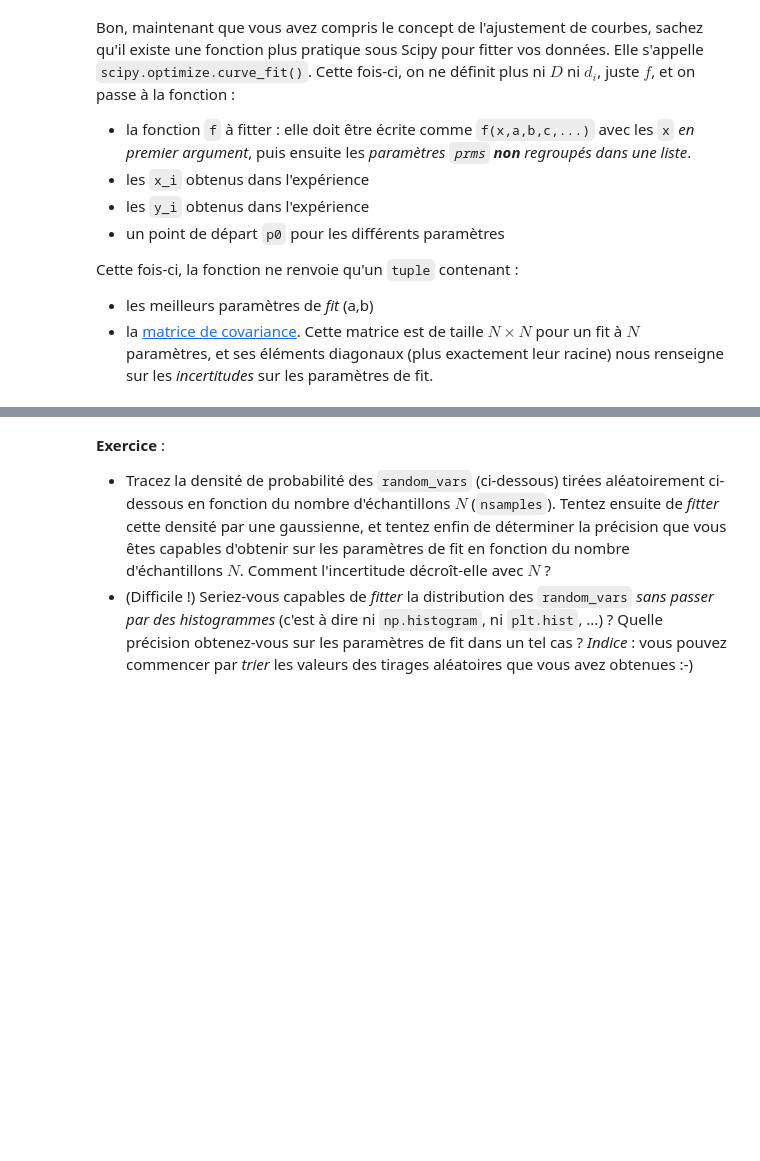
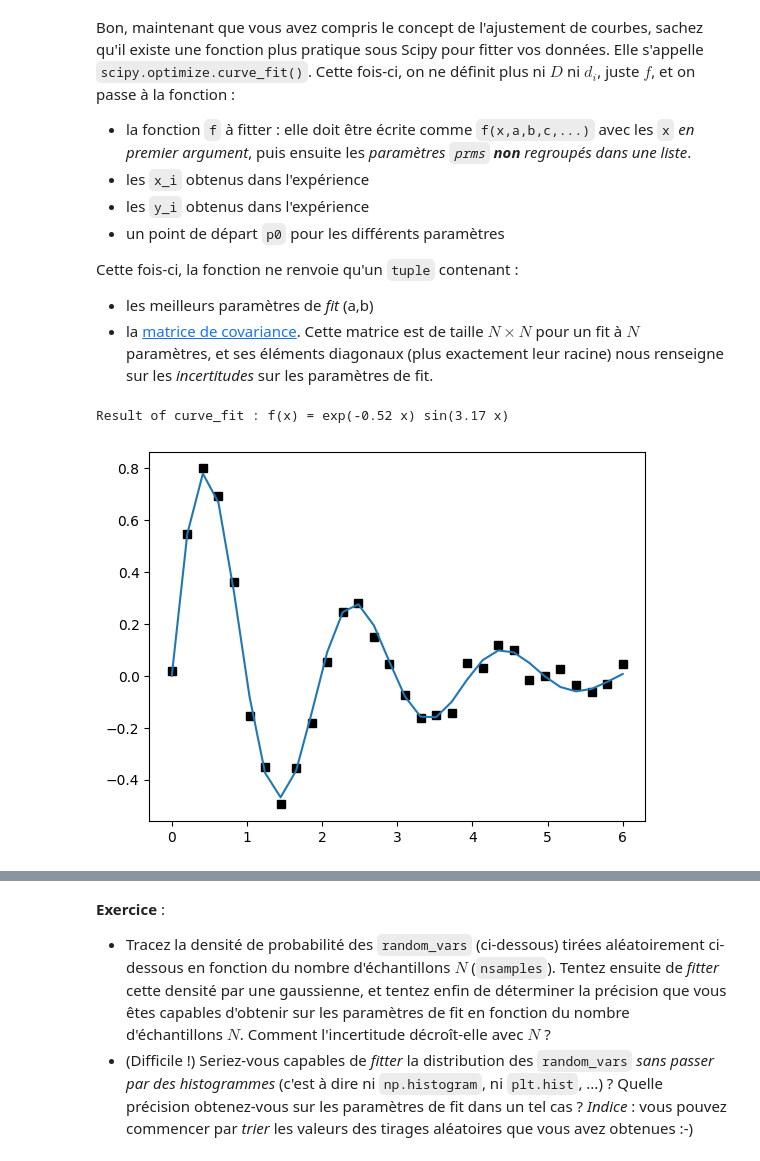
Before and after one commit to bsaintmichel/python-zero, a Jupyter notebook: Application_C_Scipy.ipynb, the cells around one changed output, grey strips where cells are left out. Drawn from its saved outputs; the diff is of its cells as text; code cells hidden in the pictures; blank space fills up the shorter version.

```diff
--- a/Application_C_Scipy.ipynb
+++ b/Application_C_Scipy.ipynb
@@ -780,23 +780,26 @@ Cette fois-ci, la fonction ne renvoie qu'un `tuple` contenant :
 # %%
 import numpy as np
 import matplotlib.pyplot as plt
 import scipy.optimize as spop
 
 # Data generation
 x_i = np.linspace(0,6,30)
 y_i = np.exp(-0.5*x_i)*np.sin(np.pi*x_i) + 0.2*np.random.normal(scale=0.2,size=len(x_i))
 
 # Fit using curve_fit
 def f(x, a, b):
     return np.exp(a*x)*np.sin(b*x)
 ab, covariance = spop.curve_fit(f, x_i, y_i, p0=[-0.5,3])
 print(f'Result of curve_fit : f(x) = exp({ab[0]:.2f} x) sin({ab[1]:.2f} x)')
 
 # Plot
 fig, ax = plt.subplots()
 plt.plot(x_i, y_i, 'ks')
-plt.plot(x, f(x, ab[0], ab[1]))
+plt.plot(x_i, f(x_i, ab[0], ab[1]))
 plt.show()
+# %% [output]
+Result of curve_fit : f(x) = exp(-0.52 x) sin(3.17 x)
+[figure, added]
 # %% [markdown]
 Enfin, sachez que :
 
```
Also changed, not shown: parts of 8 cells of this notebook, 11 other files.
